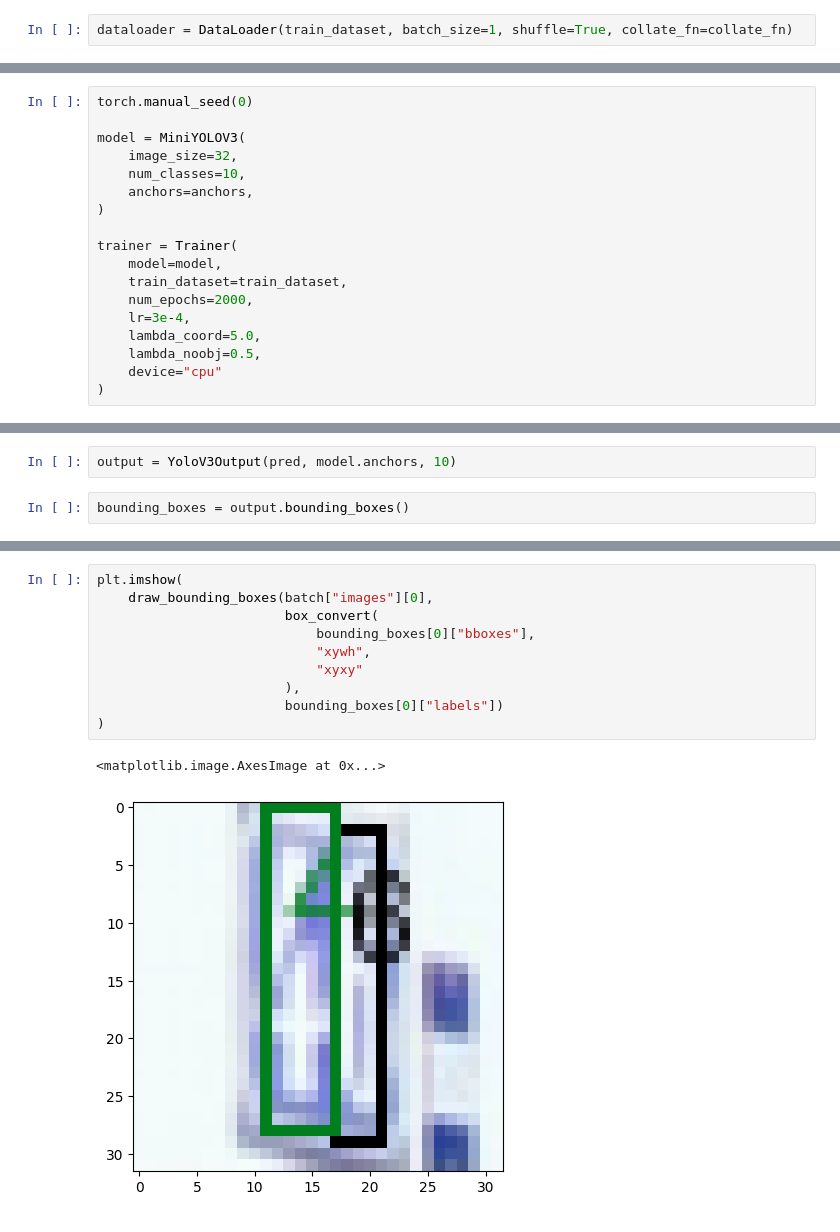
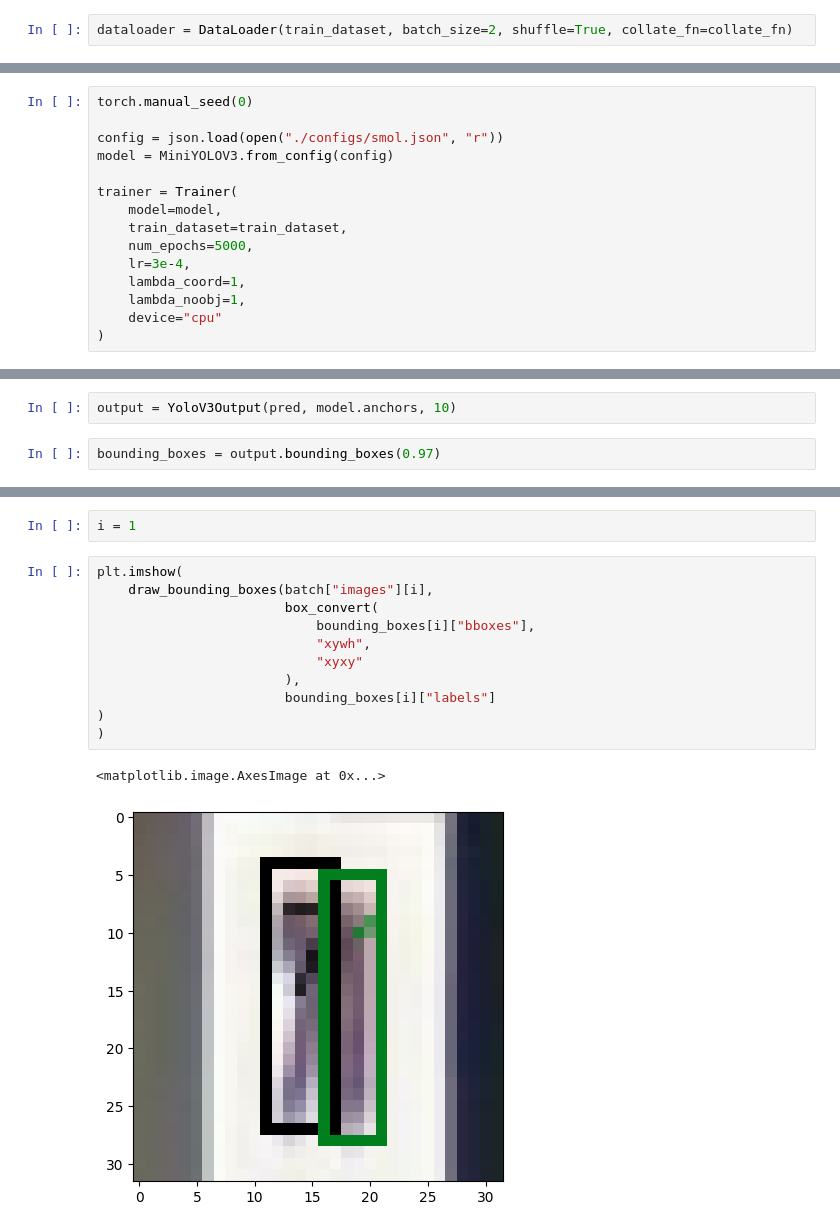
Before and after one commit to ericoericochen/mini-yolov3, a Jupyter notebook: train.ipynb, the cells around one changed output, grey strips where cells are left out. Saved outputs shown, nothing was run; the diff lists cells and outputs as text.

Commit message:
testing on batch size of 2!

```diff
--- a/train.ipynb
+++ b/train.ipynb
@@ -40,7 +41,7 @@ plt.imshow(
 <matplotlib.image.AxesImage at 0x...>
 [figure]
 # %%
-dataloader = DataLoader(train_dataset, batch_size=1, shuffle=True, collate_fn=collate_fn)
+dataloader = DataLoader(train_dataset, batch_size=2, shuffle=True, collate_fn=collate_fn)
 # %%
 for batch in dataloader:
     print(batch["bboxes"])
@@ -62,18 +67,15 @@ targets[0, 0, 0, :], targets[0, 1, 1, :]
 # %%
 torch.manual_seed(0)
 
-model = MiniYOLOV3(
-    image_size=32,
-    num_classes=10,
-    anchors=anchors,
-)
+config = json.load(open("./configs/smol.json", "r"))
+model = MiniYOLOV3.from_config(config)
 
 trainer = Trainer(
     model=model,
     train_dataset=train_dataset,
-    num_epochs=2000,
+    num_epochs=5000,
     lr=3e-4,
-    lambda_coord=5.0,
-    lambda_noobj=0.5,
+    lambda_coord=1,
+    lambda_noobj=1,
     device="cpu"
 )
@@ -122,7 +129,7 @@ targets[0, 0, 0, :], targets[0, 1, 1, :]
 # %%
 output = YoloV3Output(pred, model.anchors, 10)
 # %%
-bounding_boxes = output.bounding_boxes()
+bounding_boxes = output.bounding_boxes(0.97)
 # %%
 bounding_boxes
 # %% [output]
@@ -133,13 +143,16 @@ bounding_boxes
+# %%
+i = 1
 # %%
 plt.imshow(
-    draw_bounding_boxes(batch["images"][0],
+    draw_bounding_boxes(batch["images"][i],
                         box_convert(
-                            bounding_boxes[0]["bboxes"],
+                            bounding_boxes[i]["bboxes"],
                             "xywh",
                             "xyxy"
                         ),
-                        bounding_boxes[0]["labels"])
+                        bounding_boxes[i]["labels"]
 )
+)
 # %% [output]
 <matplotlib.image.AxesImage at 0x...>
-[figure, old version]
+[figure, new version]
```
Also changed, not shown: parts of 14 cells of this notebook, 5 other files.
